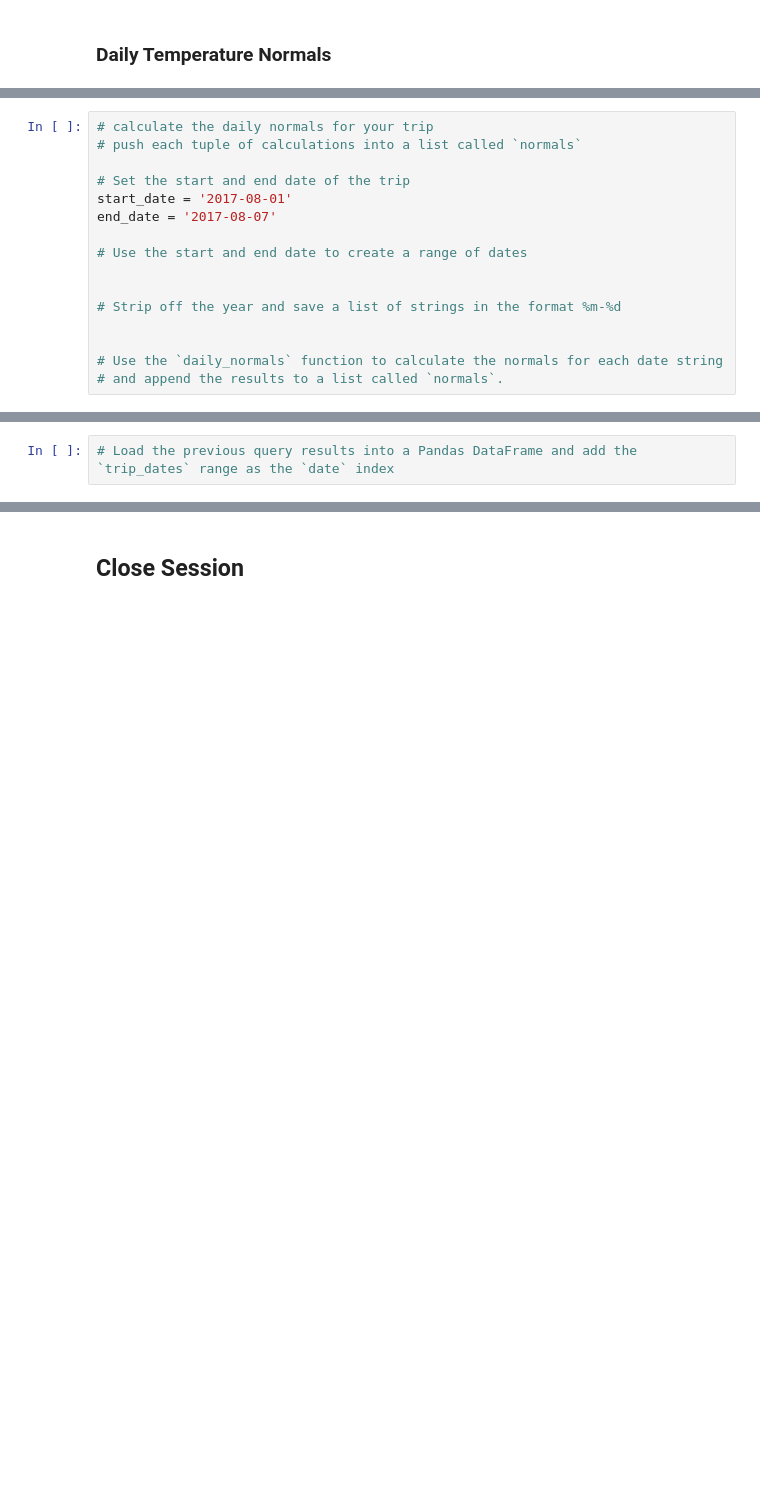
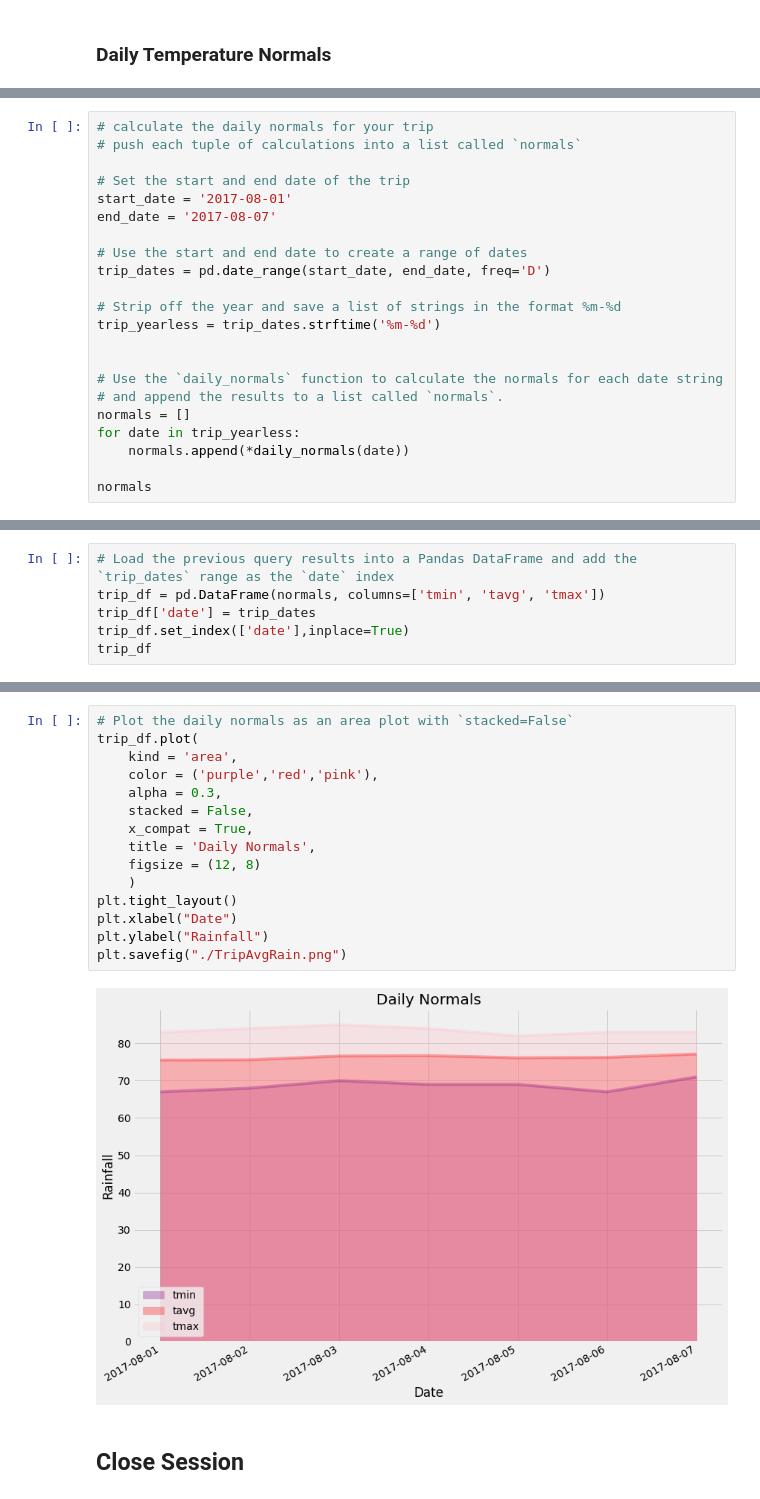
Before and after one commit to gw-sc/SQLalchemy-challenge, a Jupyter notebook: SurfsUp/temp_analysis_bonus_2_starter.ipynb, the cells around one changed output, grey strips where cells are left out. Cells and saved outputs as stored; diff of their text form; blank space fills up the shorter version.

```diff
--- a/SurfsUp/temp_analysis_bonus_2_starter.ipynb
+++ b/SurfsUp/temp_analysis_bonus_2_starter.ipynb
@@ -118,10 +163,16 @@ start_date = '2017-08-01'
 end_date = '2017-08-07'
 
 # Use the start and end date to create a range of dates
-
+trip_dates = pd.date_range(start_date, end_date, freq='D')
 
 # Strip off the year and save a list of strings in the format %m-%d
+trip_yearless = trip_dates.strftime('%m-%d')
 
 
 # Use the `daily_normals` function to calculate the normals for each date string
 # and append the results to a list called `normals`.
+normals = []
+for date in trip_yearless:
+    normals.append(*daily_normals(date))
+
+normals
@@ -128,2 +187,6 @@ end_date = '2017-08-07'
 # %%
 # Load the previous query results into a Pandas DataFrame and add the `trip_dates` range as the `date` index
+trip_df = pd.DataFrame(normals, columns=['tmin', 'tavg', 'tmax'])
+trip_df['date'] = trip_dates
+trip_df.set_index(['date'],inplace=True)
+trip_df
@@ -132,2 +203,19 @@ end_date = '2017-08-07'
+# %%
+# Plot the daily normals as an area plot with `stacked=False`
+trip_df.plot(
+    kind = 'area',
+    color = ('purple','red','pink'),
+    alpha = 0.3,
+    stacked = False,
+    x_compat = True,
+    title = 'Daily Normals',
+    figsize = (12, 8)
+    )
+plt.tight_layout()
+plt.xlabel("Date")
+plt.ylabel("Rainfall")
+plt.savefig("./TripAvgRain.png")
+# %% [output]
+[figure, added]
 # %% [markdown]
 ## Close Session
```
Also changed, not shown: parts of 8 cells of this notebook, 3 other files.
